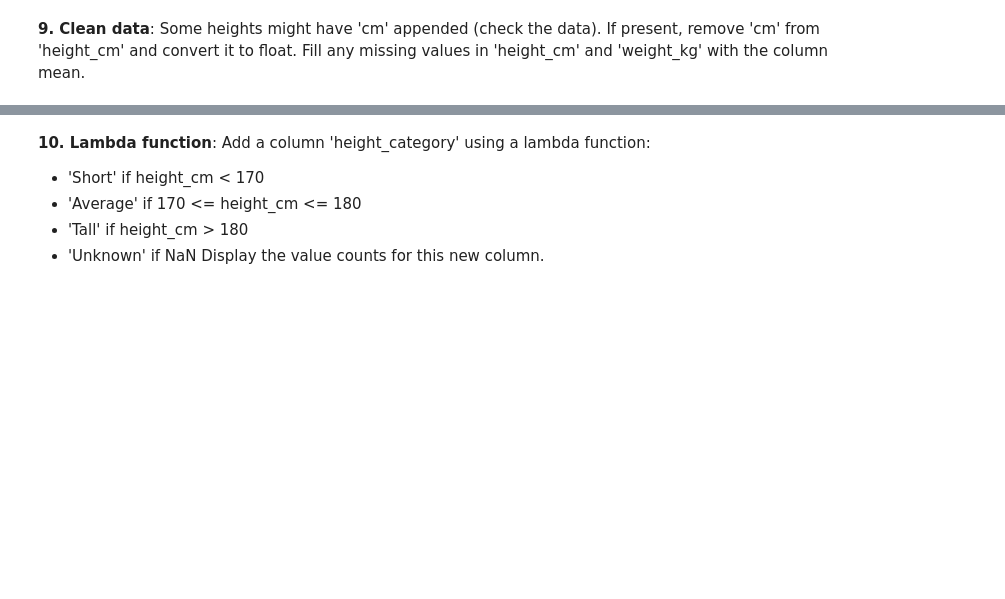
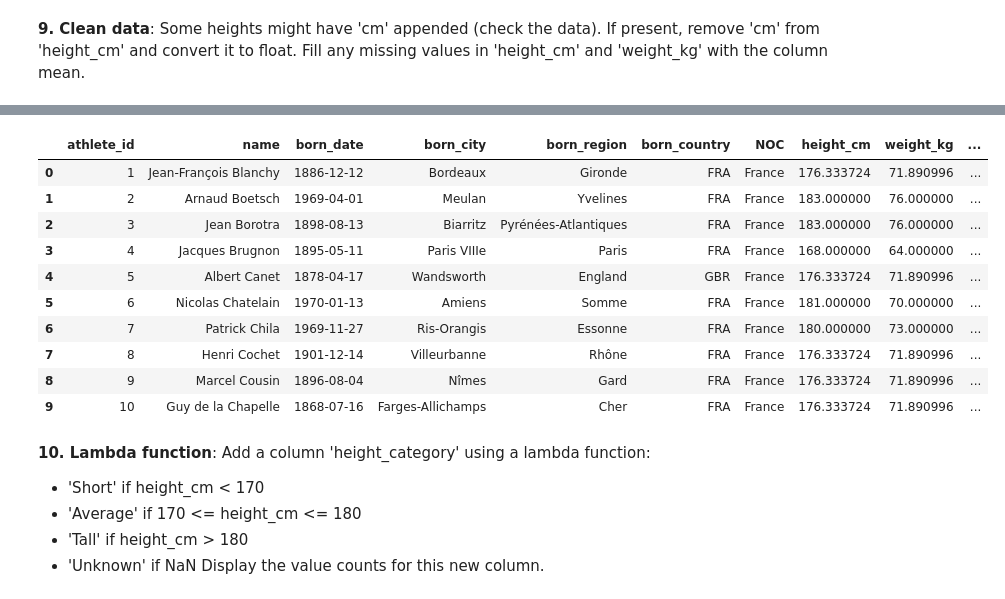
Before and after one commit to dev-paplix/pds-gx, a Jupyter notebook: Pandas_Exercise.ipynb, the cells around one changed output, grey strips where cells are left out. Drawn from its saved outputs; the diff is of its cells as text; code cells hidden in the pictures; blank space fills up the shorter version.

```diff
--- a/Pandas_Exercise.ipynb
+++ b/Pandas_Exercise.ipynb
@@ -69,0 +240,3 @@ coffee = pd.read_csv('coffee.csv')
+# %%
+bios_clean = bios.copy()
+bios_clean.head(4)
@@ -70,3 +249,21 @@ coffee = pd.read_csv('coffee.csv')
+# %%
+bios_clean['height_cm'] = bios_clean['height_cm'].astype(str).str.replace('cm', '', regex=False)
+bios_clean['height_cm'] = pd.to_numeric(bios_clean['height_cm'], errors='coerce')
+bios_clean['height_cm'] = bios_clean['height_cm'].fillna(bios_clean['height_cm'].mean())
+bios_clean['weight_kg'] = bios_clean['weight_kg'].fillna(bios_clean['weight_kg'].mean())
+bios_clean.head(10)
+# %% [output]
+|  | athlete_id | name | born_date | born_city | born_region | born_country | NOC | height_cm | weight_kg | ... |
+| 0 | 1 | Jean-François Blanchy | 1886-12-12 | Bordeaux | Gironde | FRA | France | 176.333724 | 71.890996 | ... |
+| 1 | 2 | Arnaud Boetsch | 1969-04-01 | Meulan | Yvelines | FRA | France | 183.000000 | 76.000000 | ... |
+| 2 | 3 | Jean Borotra | 1898-08-13 | Biarritz | Pyrénées-Atlantiques | FRA | France | 183.000000 | 76.000000 | ... |
+| 3 | 4 | Jacques Brugnon | 1895-05-11 | Paris VIIIe | Paris | FRA | France | 168.000000 | 64.000000 | ... |
+| 4 | 5 | Albert Canet | 1878-04-17 | Wandsworth | England | GBR | France | 176.333724 | 71.890996 | ... |
+| 5 | 6 | Nicolas Chatelain | 1970-01-13 | Amiens | Somme | FRA | France | 181.000000 | 70.000000 | ... |
+| 6 | 7 | Patrick Chila | 1969-11-27 | Ris-Orangis | Essonne | FRA | France | 180.000000 | 73.000000 | ... |
+| 7 | 8 | Henri Cochet | 1901-12-14 | Villeurbanne | Rhône | FRA | France | 176.333724 | 71.890996 | ... |
+| 8 | 9 | Marcel Cousin | 1896-08-04 | Nîmes | Gard | FRA | France | 176.333724 | 71.890996 | ... |
+| 9 | 10 | Guy de la Chapelle | 1868-07-16 | Farges-Allichamps | Cher | FRA | France | 176.333724 | 71.890996 | ... |
 # %% [markdown]
 **10. Lambda function**: Add a column 'height_category' using a lambda function:
 - 'Short' if height_cm < 170
```
Also changed, not shown: parts of 42 cells of this notebook.
